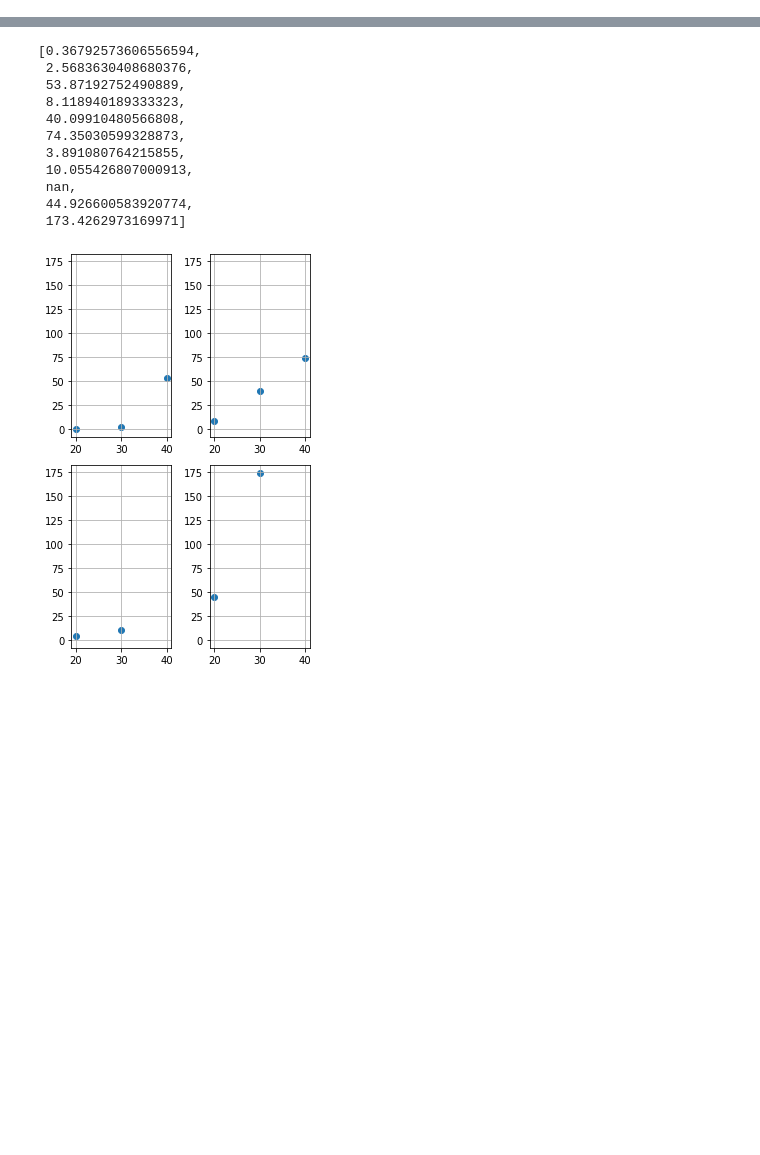
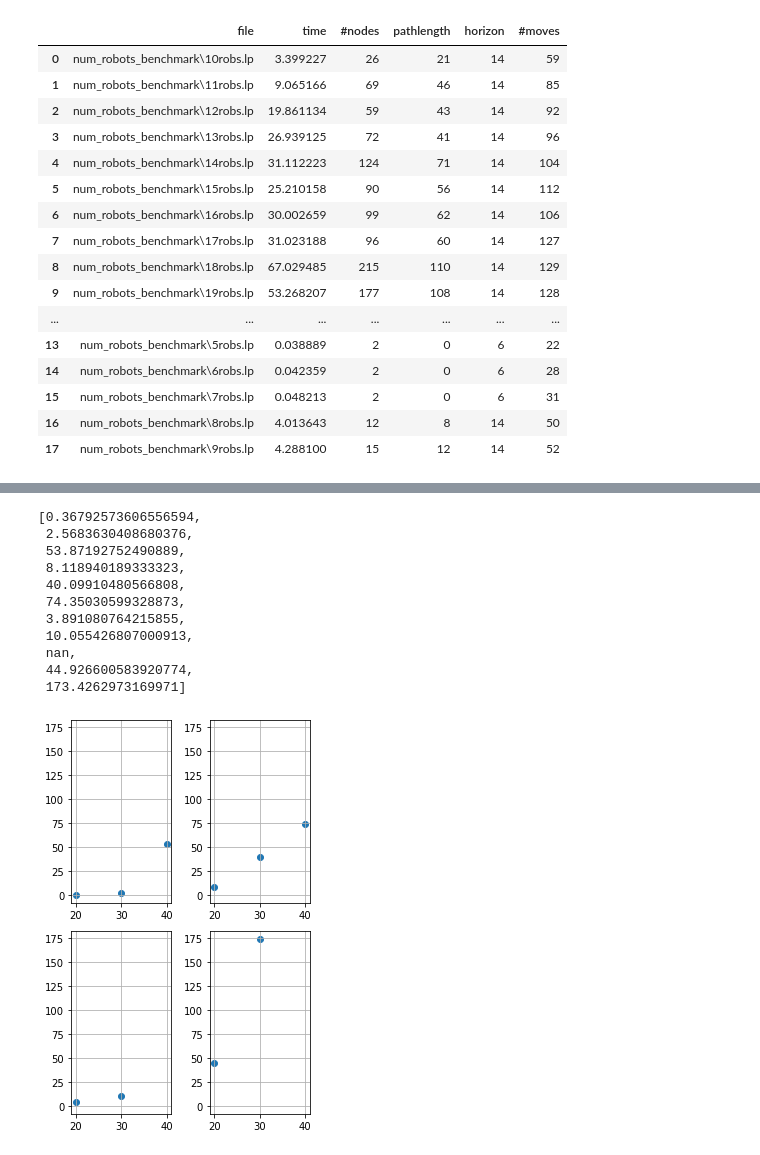
Before and after one commit to Philomena892/AndreevMoek, a Jupyter notebook: CBS/dataAnalysis.ipynb, the cells around one changed output, grey strips where cells are left out. Saved outputs shown, nothing was run; the diff lists cells and outputs as text; code cells hidden in the pictures; blank space fills up the shorter version.

```diff
--- a/CBS/dataAnalysis.ipynb
+++ b/CBS/dataAnalysis.ipynb
@@ -1,13 +1,33 @@
 # %%
 import pandas as pd
 import matplotlib.pyplot as plt
 import numpy as np
 
 
 df = pd.read_csv("./benchmarkResults/25-07_benchmark_results.csv")
 dfg = pd.read_csv("./benchmarkResults/greedy_benchmark_results.csv")
 
-#display(df.to_string())
+dfng = pd.read_csv("./benchmarkResults/greedy_incremental_rob_num.csv")
+
+dfng
+# %% [output]
+|  | file | time | #nodes | pathlength | horizon | #moves |
+| 0 | num_robots_benchmark\10robs.lp | 3.399227 | 26 | 21 | 14 | 59 |
+| 1 | num_robots_benchmark\11robs.lp | 9.065166 | 69 | 46 | 14 | 85 |
+| 2 | num_robots_benchmark\12robs.lp | 19.861134 | 59 | 43 | 14 | 92 |
+| 3 | num_robots_benchmark\13robs.lp | 26.939125 | 72 | 41 | 14 | 96 |
+| 4 | num_robots_benchmark\14robs.lp | 31.112223 | 124 | 71 | 14 | 104 |
+| 5 | num_robots_benchmark\15robs.lp | 25.210158 | 90 | 56 | 14 | 112 |
+| 6 | num_robots_benchmark\16robs.lp | 30.002659 | 99 | 62 | 14 | 106 |
+| 7 | num_robots_benchmark\17robs.lp | 31.023188 | 96 | 60 | 14 | 127 |
+| 8 | num_robots_benchmark\18robs.lp | 67.029485 | 215 | 110 | 14 | 129 |
+| 9 | num_robots_benchmark\19robs.lp | 53.268207 | 177 | 108 | 14 | 128 |
+| ... | ... | ... | ... | ... | ... | ... |
+| 13 | num_robots_benchmark\5robs.lp | 0.038889 | 2 | 0 | 6 | 22 |
+| 14 | num_robots_benchmark\6robs.lp | 0.042359 | 2 | 0 | 6 | 28 |
+| 15 | num_robots_benchmark\7robs.lp | 0.048213 | 2 | 0 | 6 | 31 |
+| 16 | num_robots_benchmark\8robs.lp | 4.013643 | 12 | 8 | 14 | 50 |
+| 17 | num_robots_benchmark\9robs.lp | 4.288100 | 15 | 12 | 14 | 52 |
 # %%
 def size(row):
     return int(str(row["file"]).split("/")[2][-1])
```
Also changed, not shown: parts of 4 cells of this notebook.
